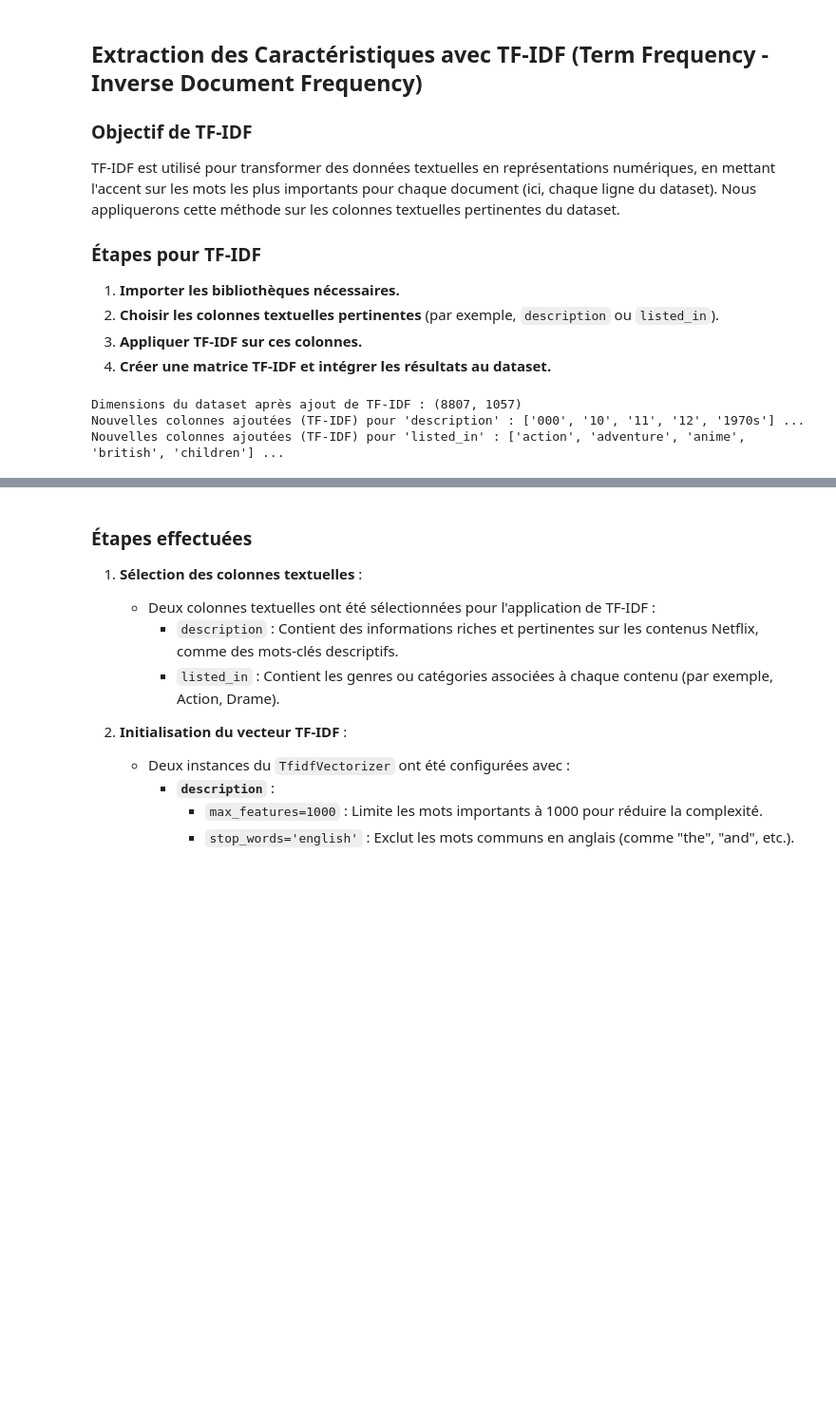
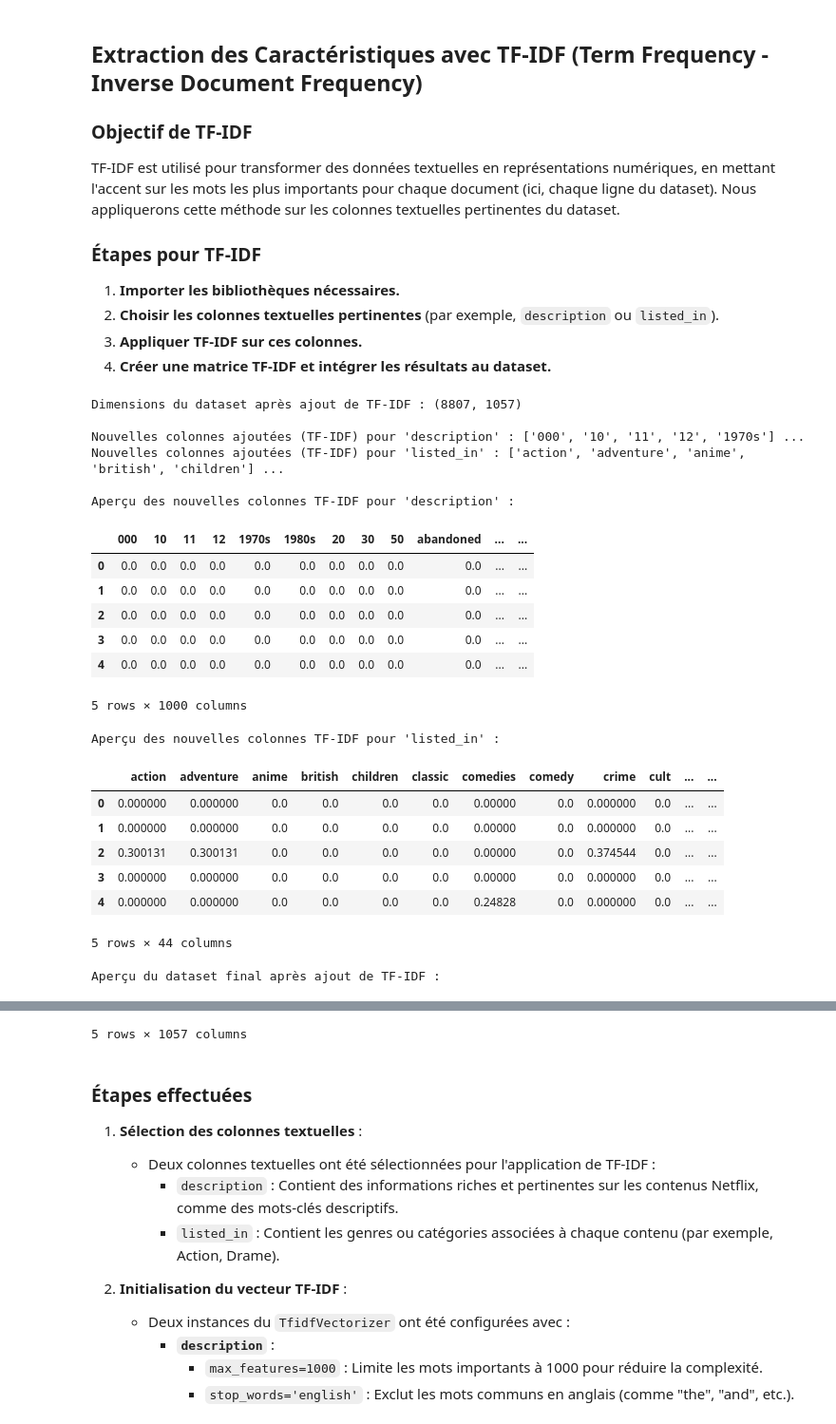
Before and after one commit to Neha-ETTALEBY/DM-project, a Jupyter notebook: netflix-dm-project.ipynb, the cells around one changed output, grey strips where cells are left out. Shown at 95% size. Saved outputs shown, nothing was run; the diff lists cells and outputs as text; code cells hidden in the pictures; blank space fills up the shorter version.

```diff
--- a/netflix-dm-project.ipynb
+++ b/netflix-dm-project.ipynb
@@ -13,0 +19,24 @@ import seaborn as sns
+# %%
+import pandas as pd
+df = pd.read_csv('/content/drive/My Drive/netflix.csv')
+
+# Étape 1 : Afficher les dimensions du dataset
+print("=== Dimensions du dataset ===")
+print(f"Nombre de lignes : {df.shape[0]}")
+print(f"Nombre de colonnes : {df.shape[1]}")
+
+# Étape 2 : Afficher les noms des colonnes
+print("\n=== Noms des colonnes ===")
+print(df.columns.tolist())
+
+# Étape 3 : Afficher un aperçu des premières lignes
+print("\n=== Aperçu des 5 premières lignes ===")
+display(df.head())  # Affichage propre si vous êtes dans Jupyter Notebook ou Google Colab
+
+# Étape 4 : Afficher un résumé des colonnes et des types de données
+print("\n=== Résumé des colonnes et des types de données ===")
+print(df.info())
+
+# Étape 5 : Vérifier les valeurs manquantes
+print("\n=== Vérification des valeurs manquantes ===")
+print(df.isnull().sum())
@@ -17,9 +78,3 @@ uploaded = files.upload()  # Cette commande ouvre une boîte de dialogue pour t
 # %% [output]
 [interactive output not drawn]
 Saving netflix.csv to netflix.csv
-# %%
-# Charger le dataset
-df = pd.read_csv("netflix.csv")
-
-# Afficher les premières lignes
-print(df.head())
@@ -339,32 +376,61 @@ from sklearn.feature_extraction.text import TfidfVectorizer
 import pandas as pd
 
 # Étape 1 : Appliquer TF-IDF sur la colonne 'description'
 # Initialiser le vecteur TF-IDF pour la colonne 'description'
 tfidf_desc = TfidfVectorizer(max_features=1000, stop_words='english')  # Limiter à 1000 mots les plus importants
 tfidf_desc_matrix = tfidf_desc.fit_transform(df['description'])  # Transformer les descriptions en matrice TF-IDF
 
 # Convertir la matrice TF-IDF en DataFrame
 tfidf_desc_df = pd.DataFrame(tfidf_desc_matrix.toarray(), columns=tfidf_desc.get_feature_names_out())
 
 # Étape 2 : Appliquer TF-IDF sur la colonne 'listed_in'
 # Initialiser le vecteur TF-IDF pour la colonne 'listed_in'
 tfidf_listed_in = TfidfVectorizer(max_features=500, stop_words='english')  # Limiter à 500 mots les plus importants
 tfidf_listed_in_matrix = tfidf_listed_in.fit_transform(df['listed_in'])  # Transformer les catégories en matrice TF-IDF
 
 # Convertir la matrice TF-IDF en DataFrame
 tfidf_listed_in_df = pd.DataFrame(tfidf_listed_in_matrix.toarray(), columns=tfidf_listed_in.get_feature_names_out())
 
 # Étape 3 : Ajouter les résultats TF-IDF au dataset d'origine
 # Combiner les résultats TF-IDF pour 'description' et 'listed_in' avec le dataset original
 df_tfidf = pd.concat([df.reset_index(drop=True), tfidf_desc_df.reset_index(drop=True), tfidf_listed_in_df.reset_index(drop=True)], axis=1)
 
 # Étape 4 : Vérifier les dimensions du nouveau dataset
 print("Dimensions du dataset après ajout de TF-IDF :", df_tfidf.shape)
 
-# (Optionnel) Afficher un aperçu des nouvelles colonnes ajoutées
-print("Nouvelles colonnes ajoutées (TF-IDF) pour 'description' :", tfidf_desc_df.columns[:5].tolist(), "...")
+# Étape 5 : Afficher les nouvelles colonnes ajoutées
+print("\nNouvelles colonnes ajoutées (TF-IDF) pour 'description' :", tfidf_desc_df.columns[:5].tolist(), "...")
 print("Nouvelles colonnes ajoutées (TF-IDF) pour 'listed_in' :", tfidf_listed_in_df.columns[:5].tolist(), "...")
+
+# Étape 6 : Afficher un aperçu des nouvelles colonnes et du dataset final
+print("\nAperçu des nouvelles colonnes TF-IDF pour 'description' :")
+display(tfidf_desc_df.head())  # Afficher les premières lignes des colonnes TF-IDF pour 'description'
+
+print("\nAperçu des nouvelles colonnes TF-IDF pour 'listed_in' :")
+display(tfidf_listed_in_df.head())  # Afficher les premières lignes des colonnes TF-IDF pour 'listed_in'
+
+print("\nAperçu du dataset final après ajout de TF-IDF :")
+display(df_tfidf.head())  # Afficher les premières lignes du dataset final
 # %% [output]
 Dimensions du dataset après ajout de TF-IDF : (8807, 1057)
+
 Nouvelles colonnes ajoutées (TF-IDF) pour 'description' : ['000', '10', '11', '12', '1970s'] ...
 Nouvelles colonnes ajoutées (TF-IDF) pour 'listed_in' : ['action', 'adventure', 'anime', 'british', 'children'] ...
+
+Aperçu des nouvelles colonnes TF-IDF pour 'description' :
+|  | 000 | 10 | 11 | 12 | 1970s | 1980s | 20 | 30 | 50 | abandoned | ... | ... |
+| 0 | 0.0 | 0.0 | 0.0 | 0.0 | 0.0 | 0.0 | 0.0 | 0.0 | 0.0 | 0.0 | ... | ... |
+| 1 | 0.0 | 0.0 | 0.0 | 0.0 | 0.0 | 0.0 | 0.0 | 0.0 | 0.0 | 0.0 | ... | ... |
+| 2 | 0.0 | 0.0 | 0.0 | 0.0 | 0.0 | 0.0 | 0.0 | 0.0 | 0.0 | 0.0 | ... | ... |
+| 3 | 0.0 | 0.0 | 0.0 | 0.0 | 0.0 | 0.0 | 0.0 | 0.0 | 0.0 | 0.0 | ... | ... |
+| 4 | 0.0 | 0.0 | 0.0 | 0.0 | 0.0 | 0.0 | 0.0 | 0.0 | 0.0 | 0.0 | ... | ... |
+5 rows × 1000 columns
+Aperçu des nouvelles colonnes TF-IDF pour 'listed_in' :
+|  | action | adventure | anime | british | children | classic | comedies | comedy | crime | cult | ... | ... |
+| 0 | 0.000000 | 0.000000 | 0.0 | 0.0 | 0.0 | 0.0 | 0.00000 | 0.0 | 0.000000 | 0.0 | ... | ... |
+| 1 | 0.000000 | 0.000000 | 0.0 | 0.0 | 0.0 | 0.0 | 0.00000 | 0.0 | 0.000000 | 0.0 | ... | ... |
+| 2 | 0.300131 | 0.300131 | 0.0 | 0.0 | 0.0 | 0.0 | 0.00000 | 0.0 | 0.374544 | 0.0 | ... | ... |
+| 3 | 0.000000 | 0.000000 | 0.0 | 0.0 | 0.0 | 0.0 | 0.00000 | 0.0 | 0.000000 | 0.0 | ... | ... |
+| 4 | 0.000000 | 0.000000 | 0.0 | 0.0 | 0.0 | 0.0 | 0.24828 | 0.0 | 0.000000 | 0.0 | ... | ... |
+5 rows × 44 columns
+Aperçu du dataset final après ajout de TF-IDF :
@@ -371,3 +443,4 @@ Nouvelles colonnes ajoutées (TF-IDF) pour 'listed_in' : ['action', 'adventure',
+5 rows × 1057 columns
 # %% [markdown]
 ### Étapes effectuées
 1. **Sélection des colonnes textuelles** :
```
Also changed, not shown: parts of 15 cells of this notebook.
